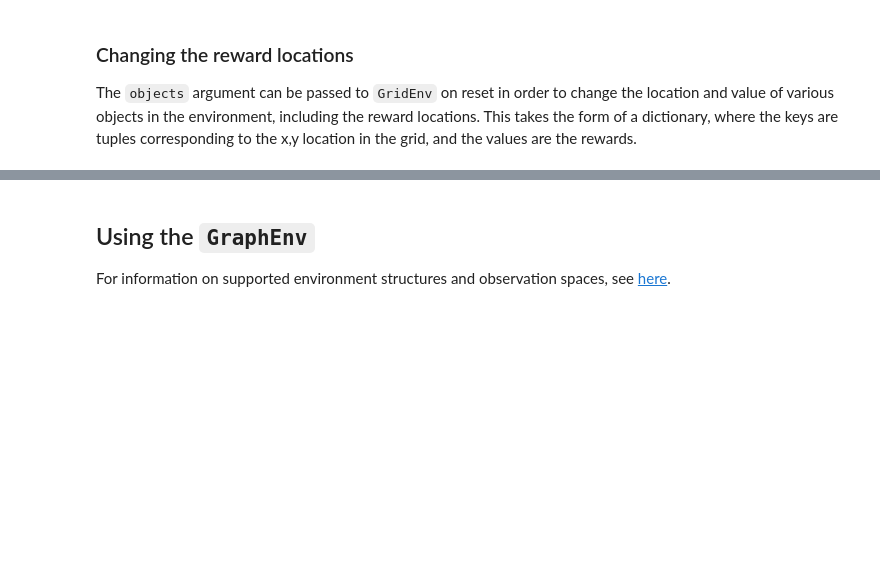
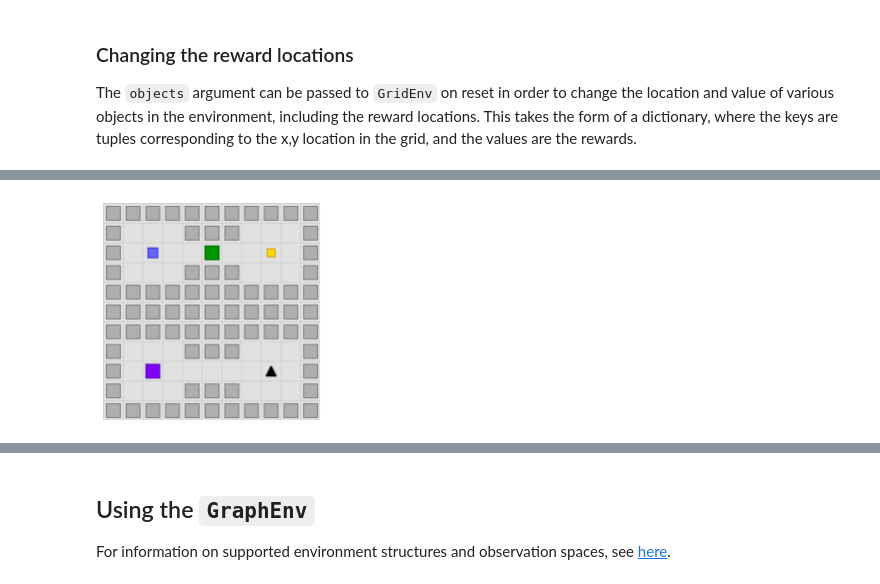
Before and after one commit to awjuliani/neuro-nav, a Jupyter notebook: notebooks/usage_tutorial.ipynb, the cells around one changed output, grey strips where cells are left out. Drawn from its saved outputs; the diff is of its cells as text; code cells hidden in the pictures; blank space fills up the shorter version.

```diff
--- a/notebooks/usage_tutorial.ipynb
+++ b/notebooks/usage_tutorial.ipynb
@@ -205,0 +210,6 @@ Text(0, 0.5, 'Time-steps')
+# %%
+env = GridEnv(template=GridTemplate.four_rooms_split, size=GridSize.small)
+obs = env.reset()
+env.render()
+# %% [output]
+[figure, added]
```
Also changed, not shown: parts of 6 cells of this notebook.
